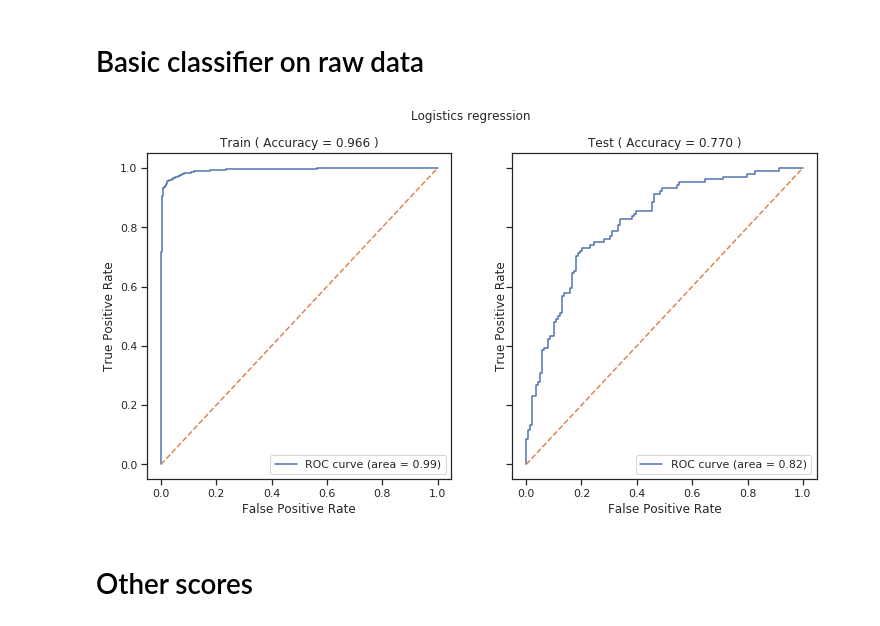
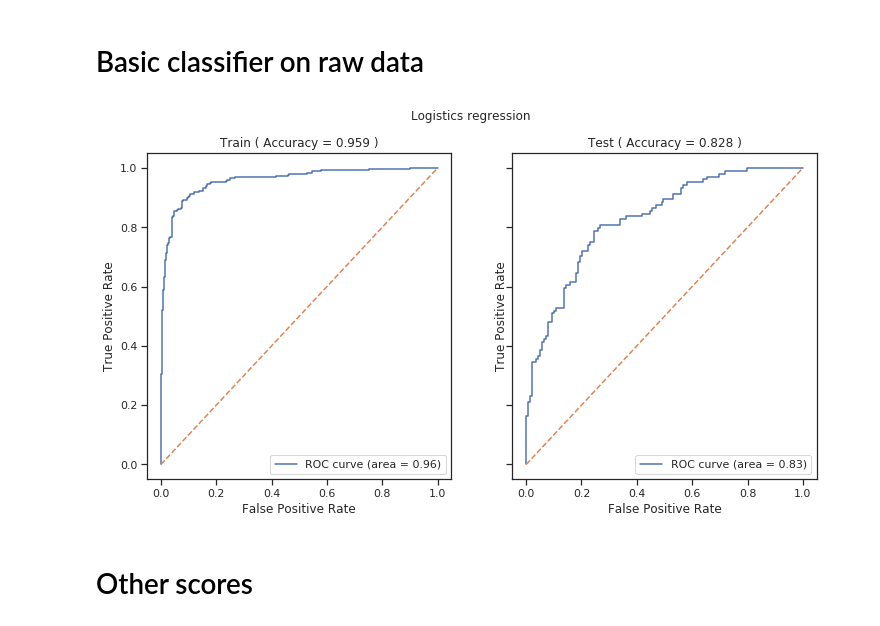
Before and after one commit to sjwilczynski/geneExpr, a Jupyter notebook: Exploration.ipynb, the cells around one changed output. Saved outputs shown, nothing was run; the diff lists cells and outputs as text; code cells hidden in the pictures.

```diff
--- a/Exploration.ipynb
+++ b/Exploration.ipynb
@@ -23,6 +28,2 @@ Train and test sizes: (726, 12179) (243, 12179)
 # %% [markdown]
 # Basic classifier on raw data
-# %%
-clf_logit = fit_clf(LogisticRegression(solver="liblinear", penalty="l1", C=0.3), X_train, y_train, X_test, y_test, "Logistics regression")
-# %% [output]
-[figure, removed]
@@ -29,3 +32,8 @@ clf_logit = fit_clf(LogisticRegression(solver="liblinear", penalty="l1", C=0.3),
+# %%
+logit_cv = RandomizedSearchCV(LogisticRegression(), cv=cv, scoring=scoring, n_iter=n_iter, n_jobs=n_jobs, iid=False, param_distributions=logistic_params)
+clf_logit = fit_clf(logit_cv, X_train, y_train, X_test, y_test, "Logistics regression")
+# %% [output]
+[figure, added]
 # %% [markdown]
 # Other scores
 # %%
```
Also changed, not shown: parts of 12 cells of this notebook, 7 other files.
